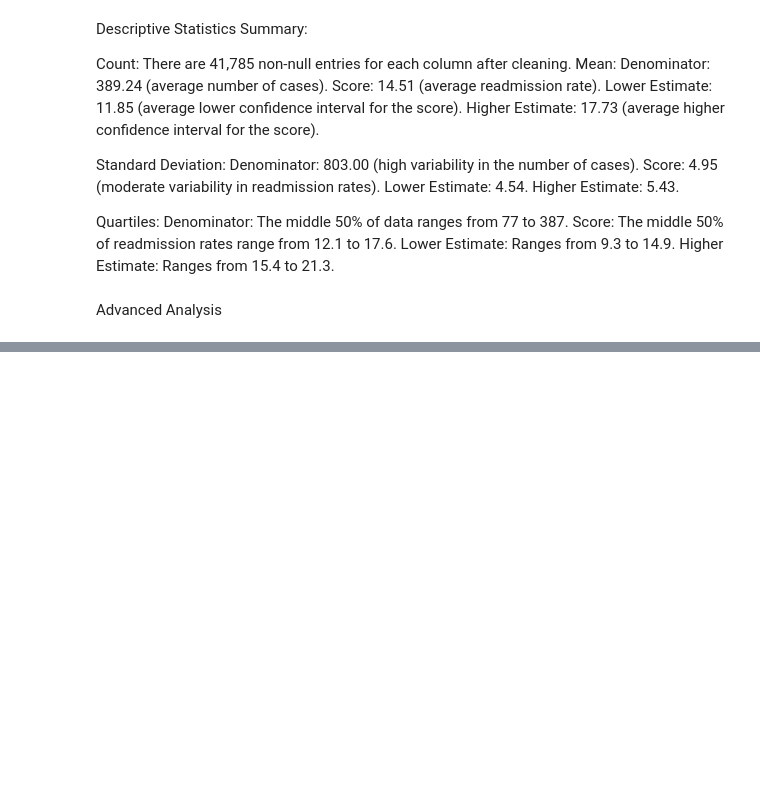
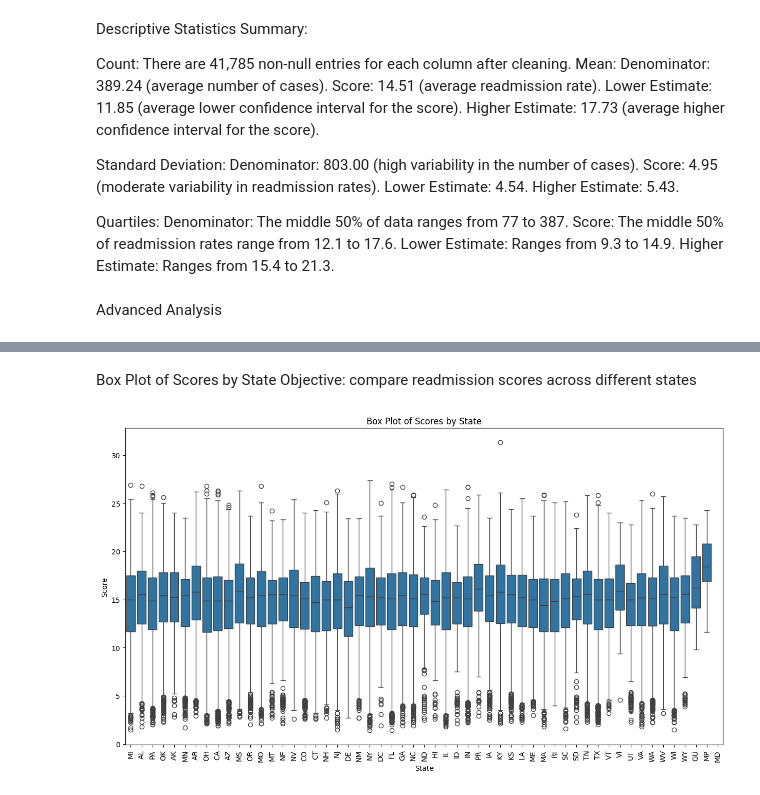
Before and after one commit to Mariejlo/Data-analytics-projects-, a Jupyter notebook: Telemedicine.ipynb, the cells around one changed output, grey strips where cells are left out. Drawn from its saved outputs; the diff is of its cells as text; code cells hidden in the pictures; blank space fills up the shorter version.

```diff
--- a/Telemedicine.ipynb
+++ b/Telemedicine.ipynb
@@ -198,0 +218,14 @@ Advanced Analysis
+# %% [markdown]
+Box Plot of Scores by State
+Objective: compare readmission scores across different states
+# %%
+# Box Plot of Scores by State
+plt.figure(figsize=(15, 8))
+sns.boxplot(x='State', y='Score', data=df)
+plt.title('Box Plot of Scores by State')
+plt.xlabel('State')
+plt.ylabel('Score')
+plt.xticks(rotation=90)
+plt.show()
+# %% [output]
+[figure, added]
```
Also changed, not shown: parts of 18 cells of this notebook.
